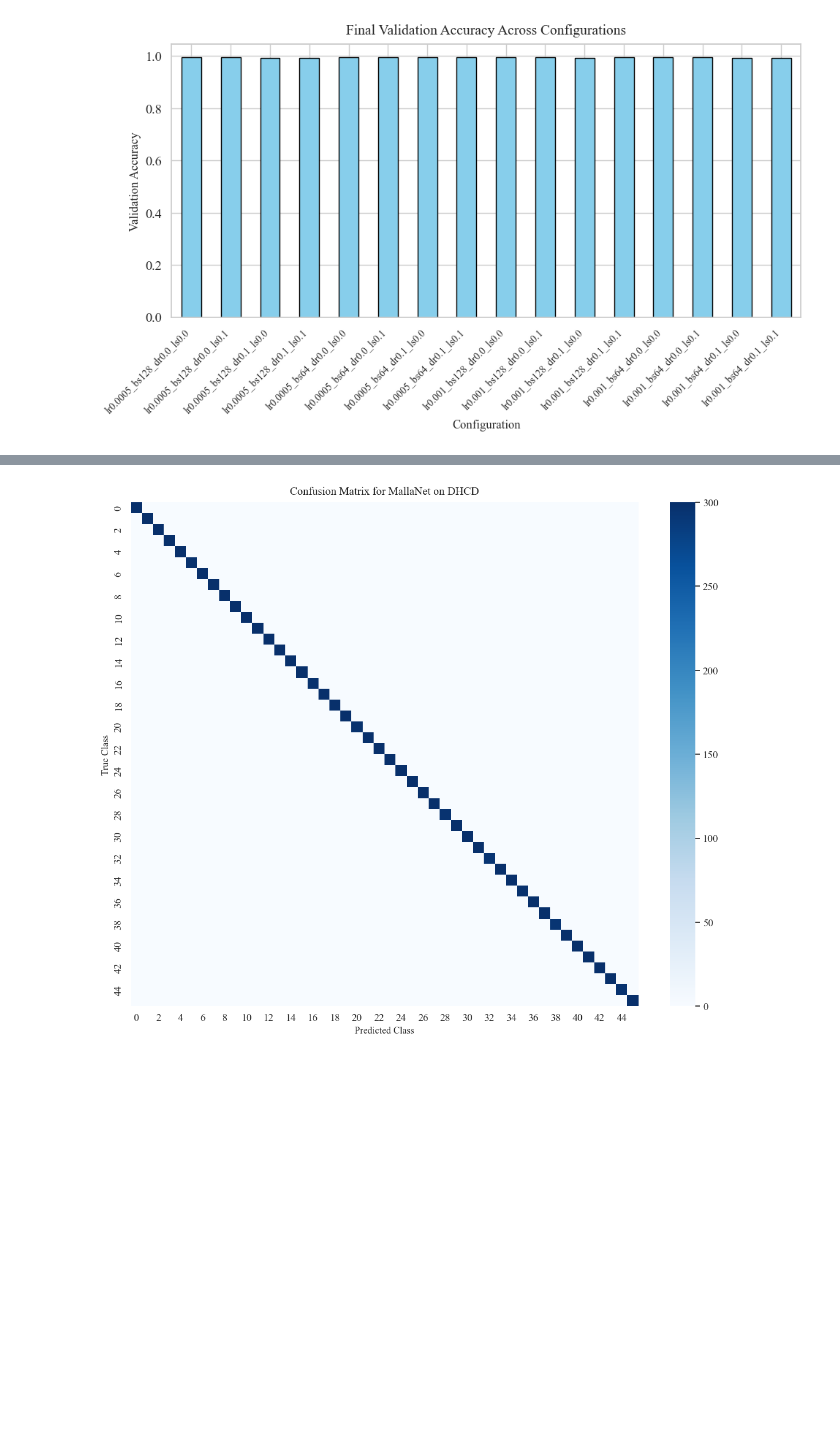
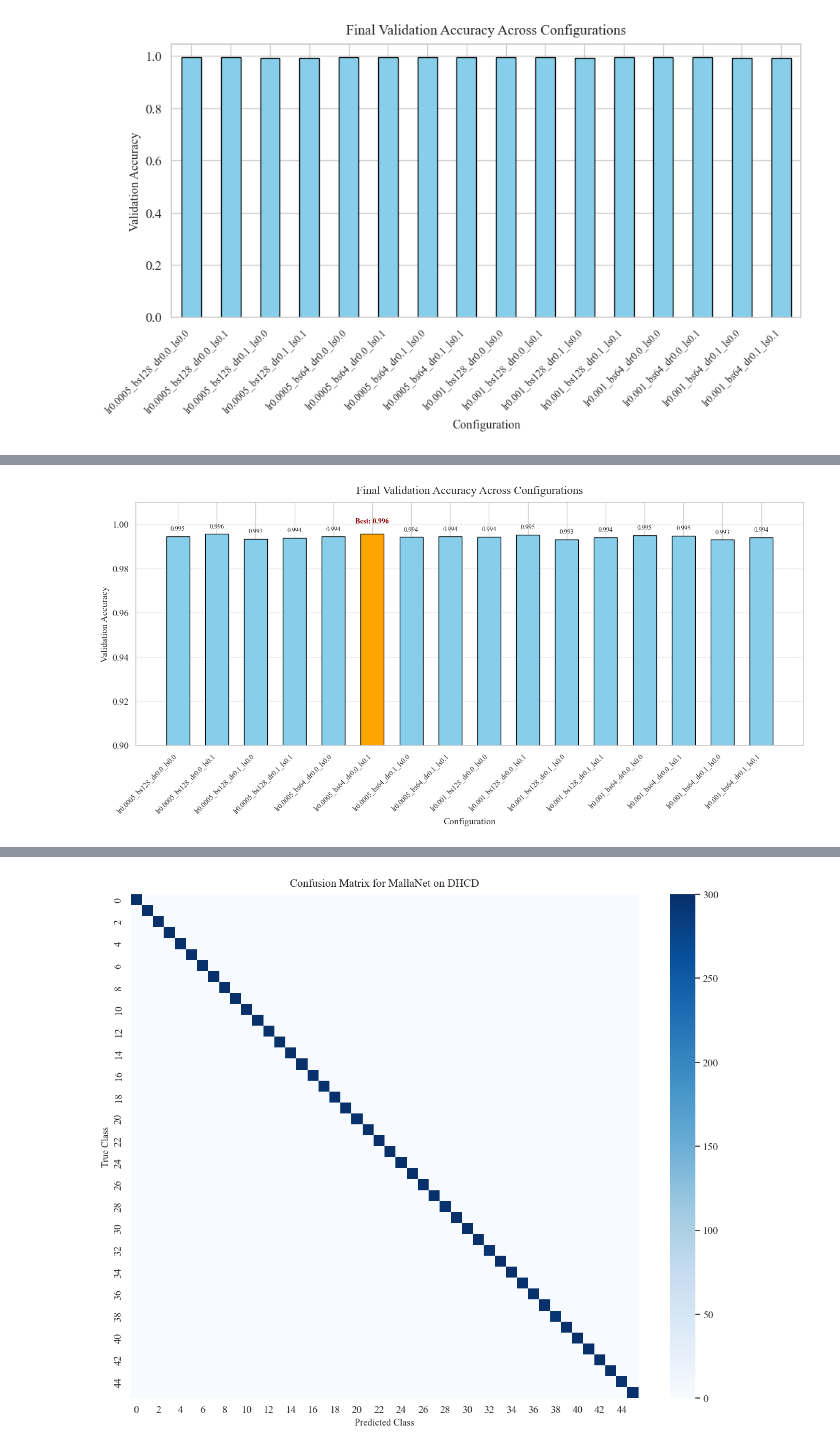
Before and after one commit to sahajrajmalla/MallaNet, a Jupyter notebook: notebooks/viz.ipynb, the cells around one changed output, grey strips where cells are left out. Saved outputs shown, nothing was run; the diff lists cells and outputs as text; code cells hidden in the pictures; blank space fills up the shorter version.

Commit message:
added visualization for config comparision and f1 score

```diff
--- a/notebooks/viz.ipynb
+++ b/notebooks/viz.ipynb
@@ -36,7 +36,7 @@ os.makedirs(output_dir, exist_ok=True)
 # Load training log data (CSV format)
 # Expected columns: config_id, seed, epoch, train_loss, train_acc, val_loss, val_acc, epoch_time
 try:
-    df = pd.read_csv("epoch_logs.csv")
+    df = pd.read_csv("../results/epoch_logs.csv")
 except FileNotFoundError:
     print("Error: epoch_logs.csv not found. Please provide the training log data.")
     exit(1)
@@ -90,3 +90,48 @@ plt.tight_layout()
 plt.savefig(os.path.join(output_dir, "config_comparison.png"), dpi=300, bbox_inches="tight")
 # %% [output]
 [figure]
+# %%
+# Plot 3: Bar Chart Comparing Final Validation Accuracies with Highlighted Best
+final_val_acc = df.groupby("config_id").last()["val_acc"]
+
+plt.figure(figsize=(14, 7))
+
+# Find the best configuration (highest val_acc)
+best_idx = final_val_acc.idxmax()
+best_val = final_val_acc.max()
+
+# Color bars: highlight best in orange, others in skyblue
+colors = ["orange" if config == best_idx else "skyblue" for config in final_val_acc.index]
+
+# Plot bars
+bars = plt.bar(final_val_acc.index, final_val_acc.values,
+               color=colors, edgecolor="black", width=0.6)
+
+# Labels and title
+plt.title("Final Validation Accuracy Across Configurations", fontsize=16, pad=12)
+plt.xlabel("Configuration", fontsize=13)
+plt.ylabel("Validation Accuracy", fontsize=13)
+
+# X-axis labels
+plt.xticks(rotation=45, ha="right", fontsize=10)
+
+# Y-axis zoom (to emphasize differences)
+plt.ylim(0.90, 1.01)
+plt.grid(axis="y", linestyle="--", alpha=0.6)
+
+# Annotate bars (skip best one)
+for i, (config, v) in enumerate(final_val_acc.items()):
+    if config != best_idx:  # 👈 skip the best one here
+        plt.text(i, v + 0.002, f"{v:.3f}", ha="center", va="bottom", fontsize=9)
+
+# Annotate best bar explicitly (only once)
+best_pos = list(final_val_acc.index).index(best_idx)
+plt.text(best_pos, best_val + 0.004,
+         f"Best: {best_val:.3f}", ha="center", va="bottom",
+         fontsize=10, fontweight="bold", color="darkred")
+
+# Tight layout and save in high-res
+plt.tight_layout()
+plt.savefig(os.path.join(output_dir, "config_comparison.png"), dpi=600, bbox_inches="tight")
+plt
+# %% [output]
@@ -92,0 +139 @@ plt.savefig(os.path.join(output_dir, "config_comparison.png"), dpi=300, bbox_inc
+[figure, added]
```
Also changed, not shown: parts of 3 cells of this notebook, 1 other file.
